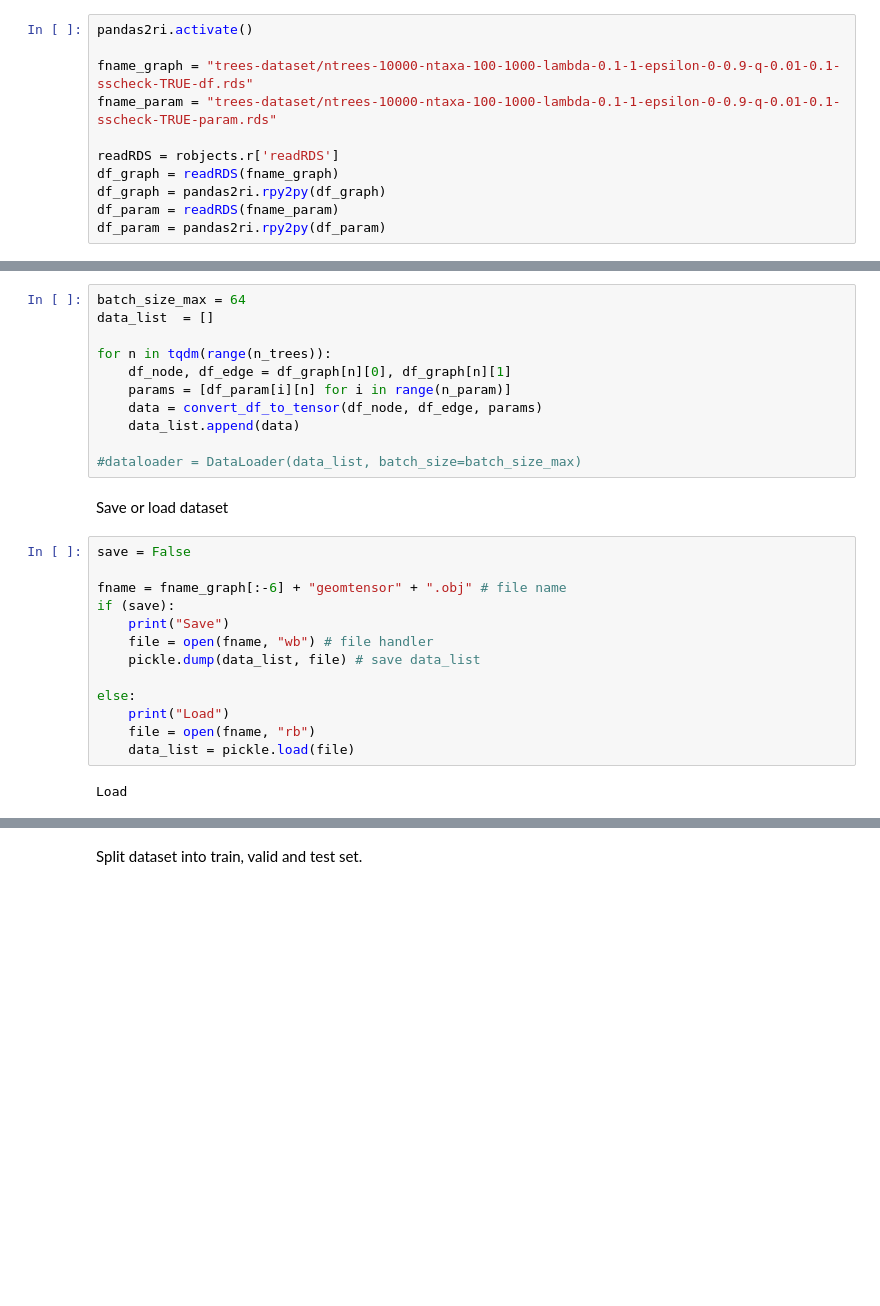
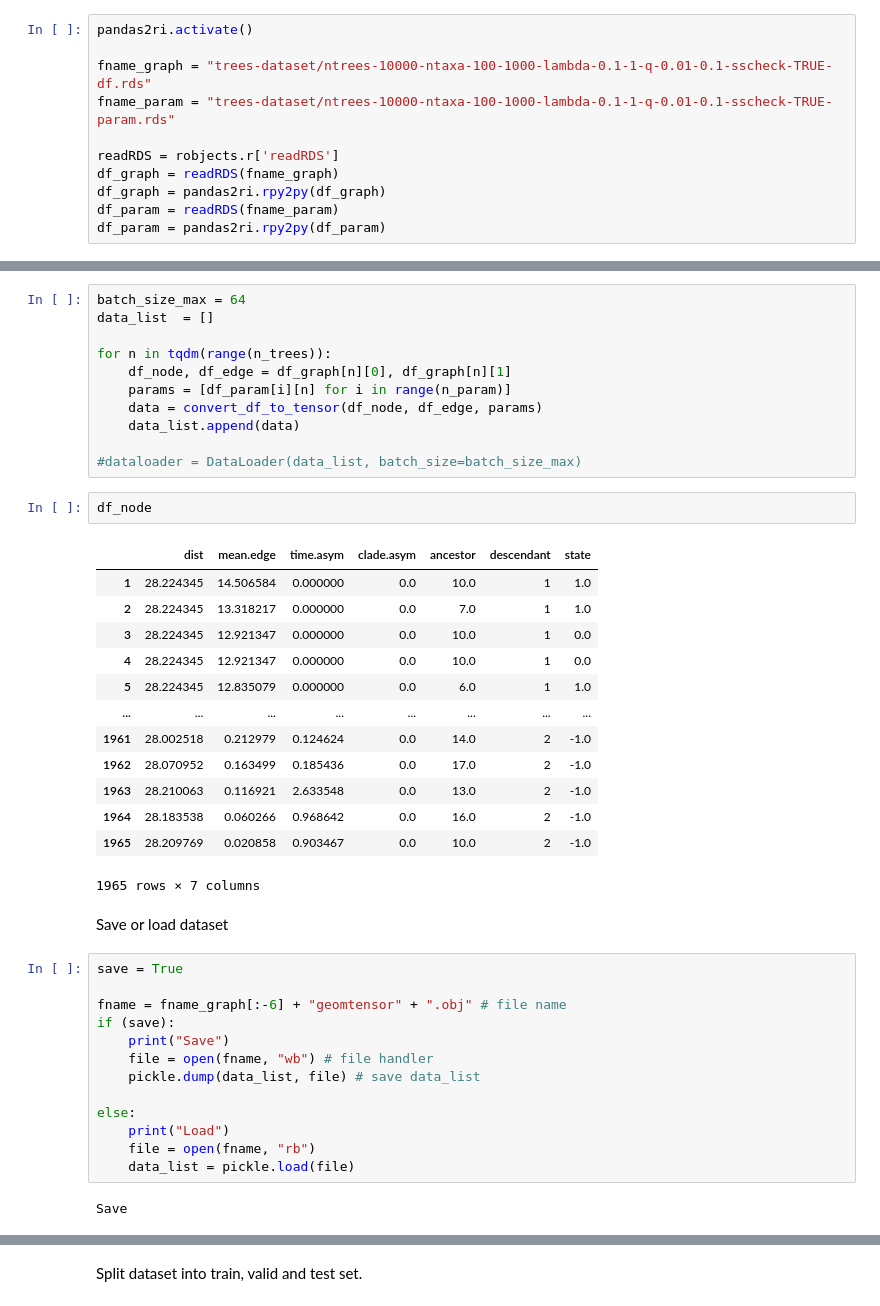
Before and after one commit to ismael-lajaaiti/phylo-inference-ml, a Jupyter notebook: infer-gnn-graph.ipynb, the cells around one changed output, grey strips where cells are left out. Drawn from its saved outputs; the diff is of its cells as text; blank space fills up the shorter version.

```diff
--- a/infer-gnn-graph.ipynb
+++ b/infer-gnn-graph.ipynb
@@ -20,8 +20,8 @@ Load trees and corresponding target parameters and convert them to pandas data.f
 # %%
 pandas2ri.activate()
 
-fname_graph = "trees-dataset/ntrees-10000-ntaxa-100-1000-lambda-0.1-1-epsilon-0-0.9-q-0.01-0.1-sscheck-TRUE-df.rds"
-fname_param = "trees-dataset/ntrees-10000-ntaxa-100-1000-lambda-0.1-1-epsilon-0-0.9-q-0.01-0.1-sscheck-TRUE-param.rds"
+fname_graph = "trees-dataset/ntrees-10000-ntaxa-100-1000-lambda-0.1-1-q-0.01-0.1-sscheck-TRUE-df.rds"
+fname_param = "trees-dataset/ntrees-10000-ntaxa-100-1000-lambda-0.1-1-q-0.01-0.1-sscheck-TRUE-param.rds"
 
 readRDS = robjects.r['readRDS']
 df_graph = readRDS(fname_graph)
@@ -89,10 +89,26 @@ for n in tqdm(range(n_trees)):
     data_list.append(data)
 
 #dataloader = DataLoader(data_list, batch_size=batch_size_max)
+# %%
+df_node
+# %% [output]
+|  | dist | mean.edge | time.asym | clade.asym | ancestor | descendant | state |
+| 1 | 28.224345 | 14.506584 | 0.000000 | 0.0 | 10.0 | 1 | 1.0 |
+| 2 | 28.224345 | 13.318217 | 0.000000 | 0.0 | 7.0 | 1 | 1.0 |
+| 3 | 28.224345 | 12.921347 | 0.000000 | 0.0 | 10.0 | 1 | 0.0 |
+| 4 | 28.224345 | 12.921347 | 0.000000 | 0.0 | 10.0 | 1 | 0.0 |
+| 5 | 28.224345 | 12.835079 | 0.000000 | 0.0 | 6.0 | 1 | 1.0 |
+| ... | ... | ... | ... | ... | ... | ... | ... |
+| 1961 | 28.002518 | 0.212979 | 0.124624 | 0.0 | 14.0 | 2 | -1.0 |
+| 1962 | 28.070952 | 0.163499 | 0.185436 | 0.0 | 17.0 | 2 | -1.0 |
+| 1963 | 28.210063 | 0.116921 | 2.633548 | 0.0 | 13.0 | 2 | -1.0 |
+| 1964 | 28.183538 | 0.060266 | 0.968642 | 0.0 | 16.0 | 2 | -1.0 |
+| 1965 | 28.209769 | 0.020858 | 0.903467 | 0.0 | 10.0 | 2 | -1.0 |
+1965 rows × 7 columns
 # %% [markdown]
 Save or load dataset
 # %%
-save = False
+save = True
 
 fname = fname_graph[:-6] + "geomtensor" + ".obj" # file name
 if (save):
@@ -105,4 +121,4 @@ else:
     file = open(fname, "rb")
     data_list = pickle.load(file)
 # %% [output]
-Load
+Save
```
Also changed, not shown: parts of 9 cells of this notebook, 30 other files.
